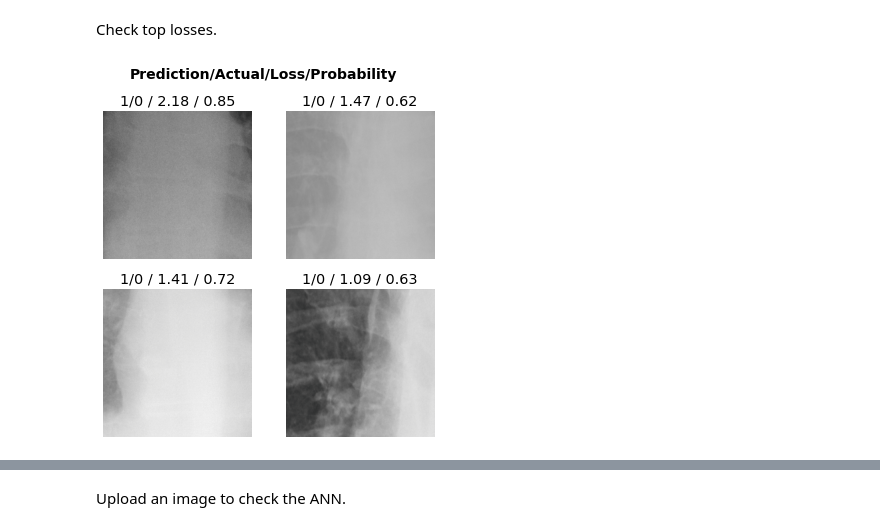
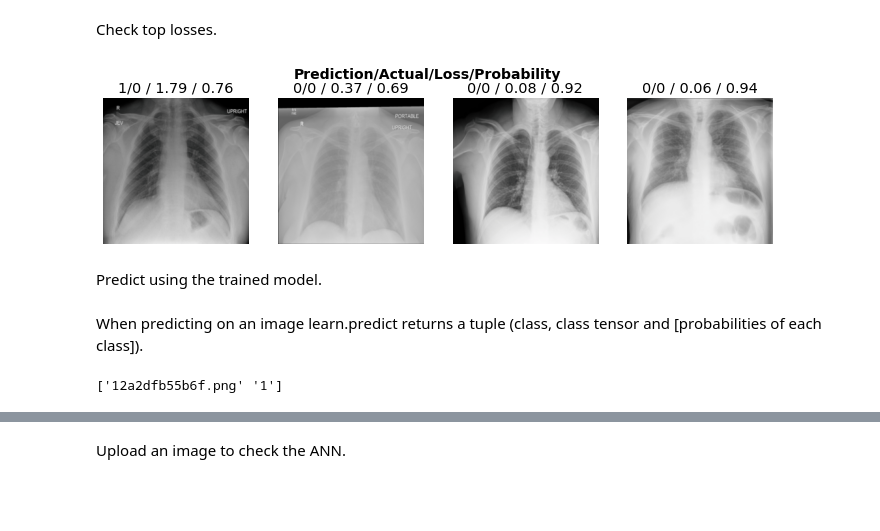
Before and after one commit to avkornaev/Fast_AI_course, a Jupyter notebook: XRayImagesAnalysis.ipynb, the cells around one changed output, grey strips where cells are left out. Cells and saved outputs as stored; diff of their text form; code cells hidden in the pictures; blank space fills up the shorter version.

```diff
--- a/XRayImagesAnalysis.ipynb
+++ b/XRayImagesAnalysis.ipynb
@@ -119,7 +119,8 @@ xray = DataBlock(
     get_x=lambda x: dataPath/imdsFolder/x[0],
     splitter=RandomSplitter(valid_pct=0.2, seed=42),
     get_y=lambda x: x[1],
-    item_tfms=RandomCrop(reqImSize))
+    item_tfms=Resize(reqImSize))
+    #item_tfms=RandomCrop(reqImSize))
 # %%
 #?DataBlock.dataloaders
 # %%
@@ -181,6 +212,8 @@ interp.plot_confusion_matrix()
 # %% [markdown]
 Check top losses.
 # %%
-interp.plot_top_losses(NoOfDispImds, nrows=2)
+interp.plot_top_losses(NoOfDispImds, nrows=1)
 # %% [output]
-[figure, old version]
+[figure, new version]
+# %% [markdown]
+Predict using the trained model.
@@ -186,0 +222,6 @@ interp.plot_top_losses(NoOfDispImds, nrows=2)
+# %% [markdown]
+When predicting on an image learn.predict returns a tuple (class, class tensor and [probabilities of each class]).
+# %%
+print(targetsDF.loc[10].values)
+# %% [output]
+['12a2dfb55b6f.png' '1']
```
Also changed, not shown: parts of 17 cells of this notebook.
